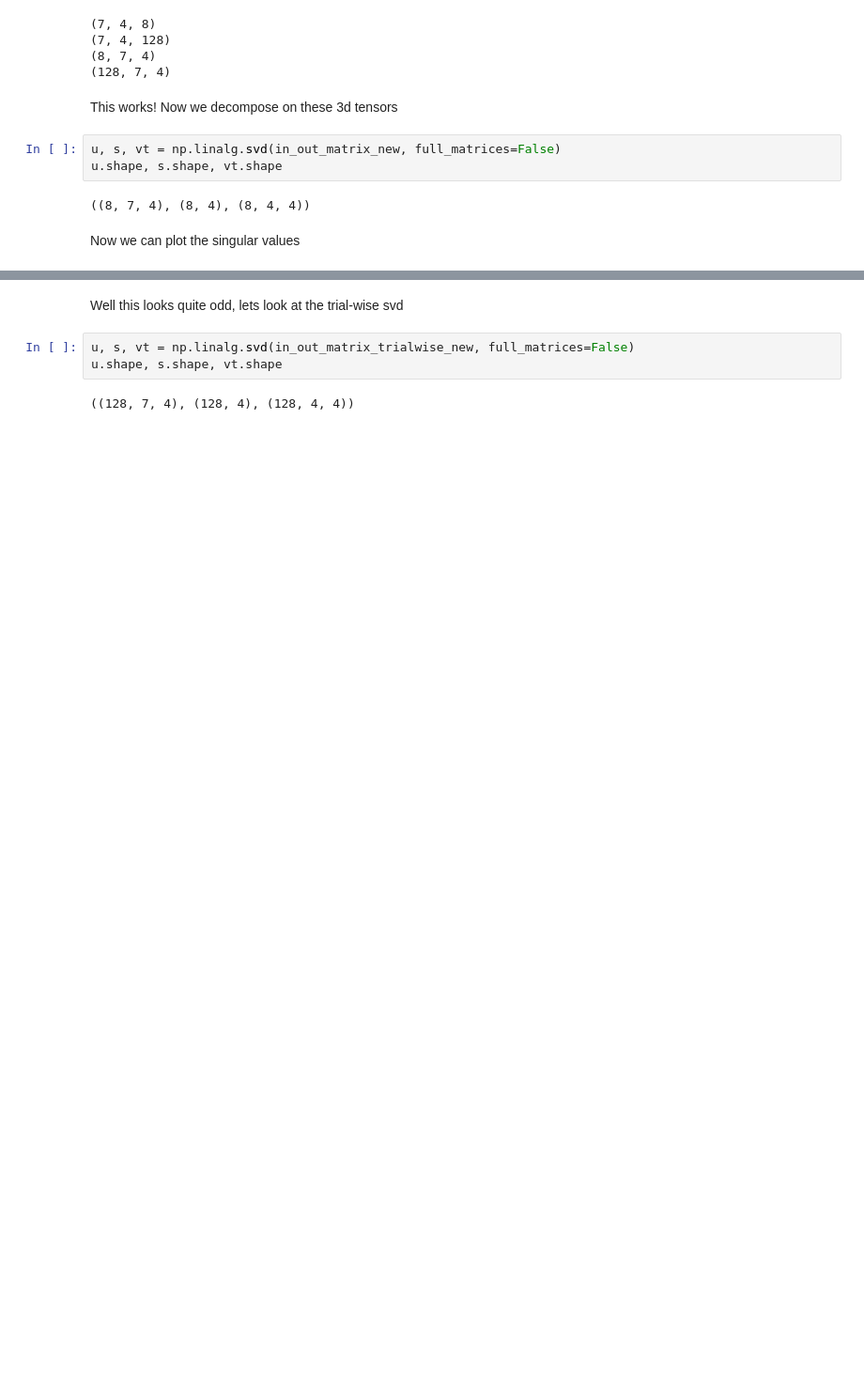
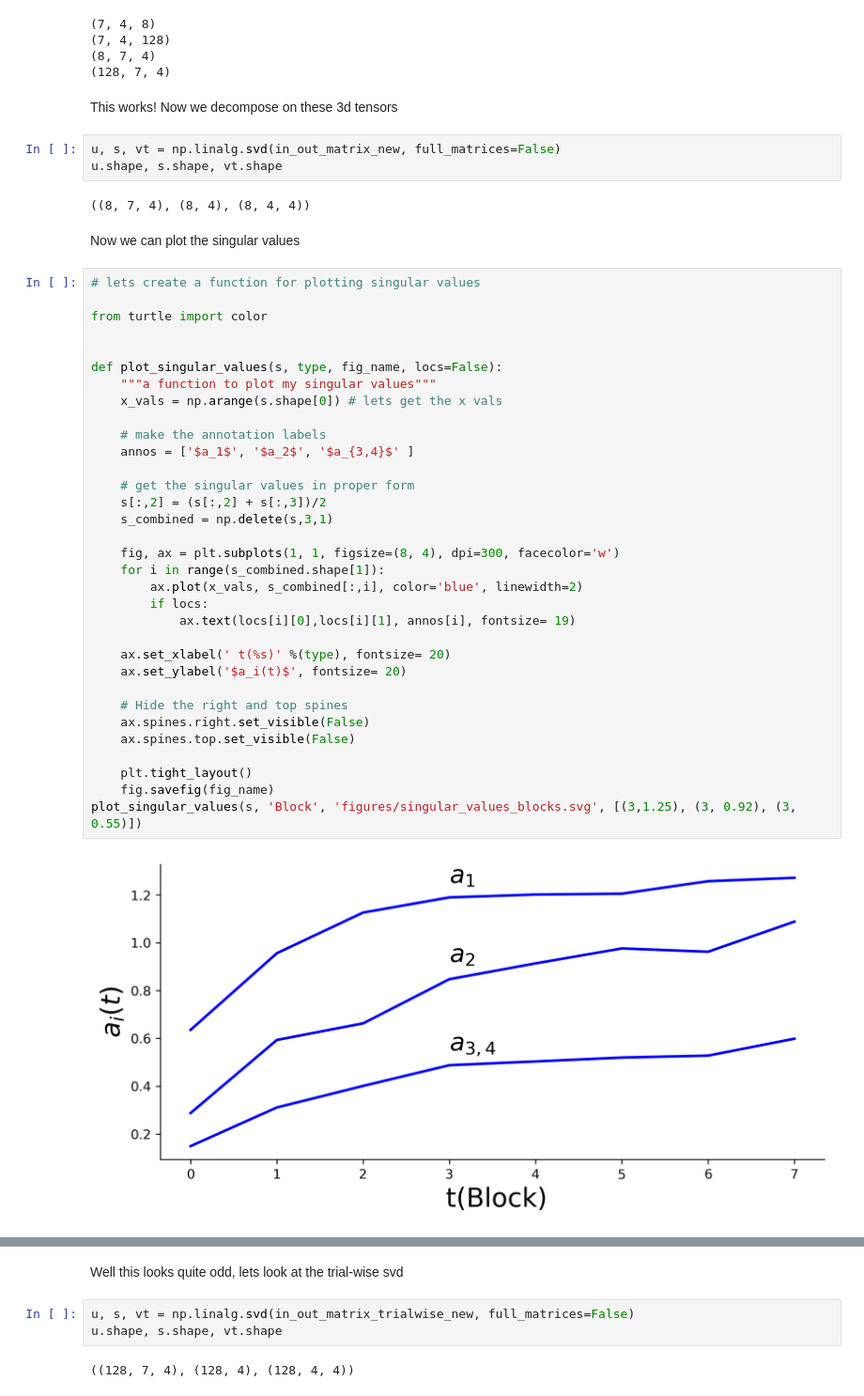
Before and after one commit to JirkoRu/analysis_scripts, a Jupyter notebook: SVD_Plot/SVD_plot.ipynb, the cells around one changed output, grey strips where cells are left out. Shown: that part at 94% size. Cells and saved outputs as stored; diff of their text form; blank space fills up the shorter version.

```diff
--- a/SVD_Plot/SVD_plot.ipynb
+++ b/SVD_Plot/SVD_plot.ipynb
@@ -256,6 +256,41 @@ u.shape, s.shape, vt.shape
 ((8, 7, 4), (8, 4), (8, 4, 4))
 # %% [markdown]
 Now we can plot the singular values
+# %%
+# lets create a function for plotting singular values
+
+from turtle import color
+
+
+def plot_singular_values(s, type, fig_name, locs=False):
+    """a function to plot my singular values"""
+    x_vals = np.arange(s.shape[0]) # lets get the x vals
+
+    # make the annotation labels
+    annos = ['$a_1$', '$a_2$', '$a_{3,4}$' ]
+
+    # get the singular values in proper form
+    s[:,2] = (s[:,2] + s[:,3])/2
+    s_combined = np.delete(s,3,1)
+
+    fig, ax = plt.subplots(1, 1, figsize=(8, 4), dpi=300, facecolor='w')
+    for i in range(s_combined.shape[1]):
+        ax.plot(x_vals, s_combined[:,i], color='blue', linewidth=2)
+        if locs:
+            ax.text(locs[i][0],locs[i][1], annos[i], fontsize= 19)
+
+    ax.set_xlabel(' t(%s)' %(type), fontsize= 20)
+    ax.set_ylabel('$a_i(t)$', fontsize= 20)
+
+    # Hide the right and top spines
+    ax.spines.right.set_visible(False)
+    ax.spines.top.set_visible(False)
+
+    plt.tight_layout()
+    fig.savefig(fig_name)
+plot_singular_values(s, 'Block', 'figures/singular_values_blocks.svg', [(3,1.25), (3, 0.92), (3, 0.55)])
+# %% [output]
+[figure, added]
 # %%
 fig, ax = plt.subplots(1, 1, figsize=(9, 4), dpi=300, facecolor='w')
 x_vals = np.arange(s.shape[0])
```
Also changed, not shown: parts of 7 cells of this notebook, 6 other files.
